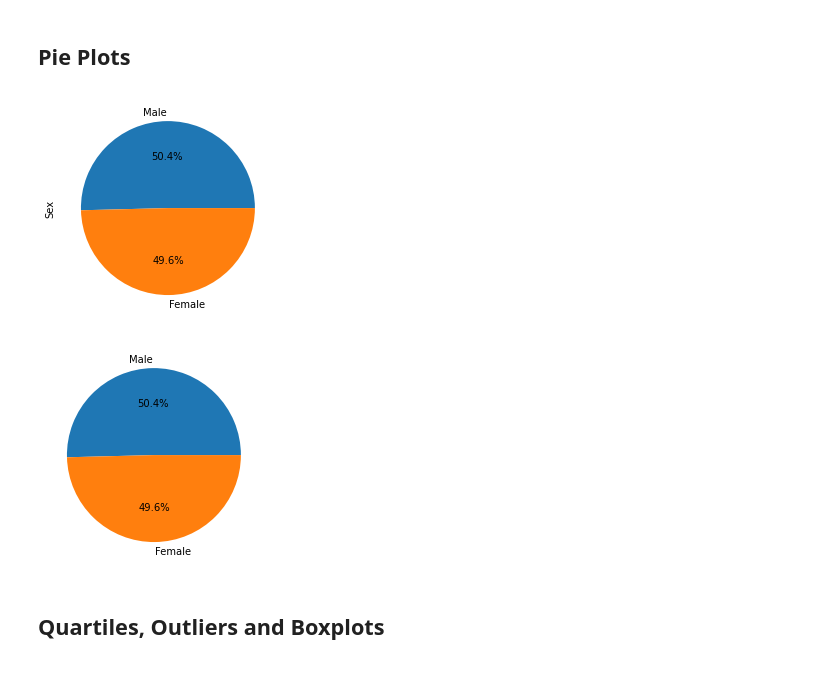
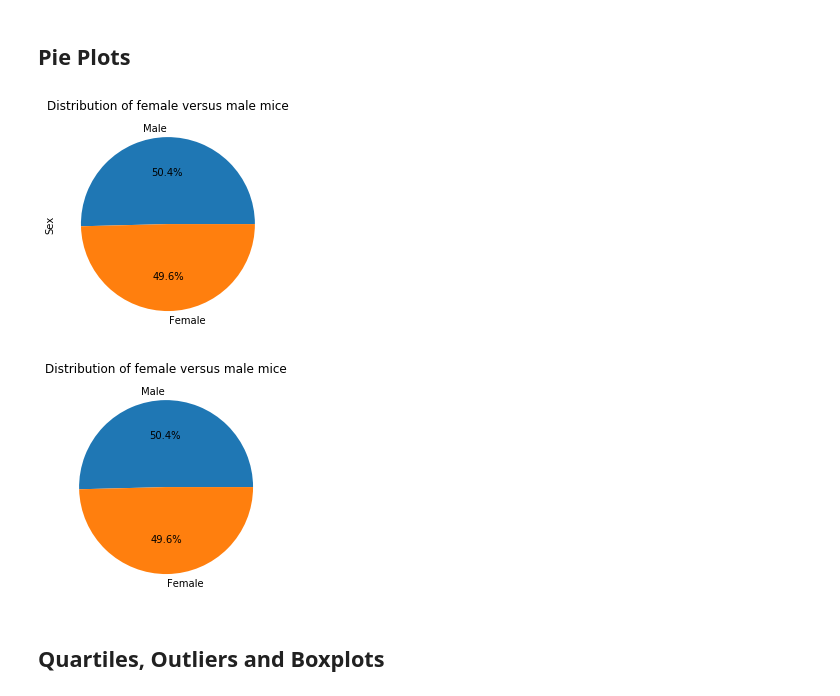
Before and after one commit to kyraha/UMN_HW05_Matplotlib, a Jupyter notebook: pymaceuticals_starter.ipynb, the cells around one changed output. Drawn from its saved outputs; the diff is of its cells as text; code cells hidden in the pictures.

```diff
--- a/pymaceuticals_starter.ipynb
+++ b/pymaceuticals_starter.ipynb
@@ -169,19 +181,23 @@ plt.show()
 ## Pie Plots
 # %%
 # Generate a pie plot showing the distribution of female versus male mice using pandas
-_ = deduped.drop_duplicates(["Mouse ID"])["Sex"].value_counts().plot(kind="pie", autopct="%1.1f%%")
+
+deduped.drop_duplicates(["Mouse ID"])["Sex"].value_counts().plot(
+    kind="pie", autopct="%1.1f%%", title="Distribution of female versus male mice")
+plt.show()
 # %% [output]
-[figure, old version]
+[figure, new version]
 # %%
 # Generate a pie plot showing the distribution of female versus male mice using pyplot
-s1 = deduped.drop_duplicates(["Mouse ID"])["Sex"].value_counts()
 
-_ = plt.pie(
-    s1,
+plt.title("Distribution of female versus male mice")
+plt.pie(
+    deduped.drop_duplicates(["Mouse ID"])["Sex"].value_counts(),
     labels = s1.index,
     autopct = "%1.1f%%")
+plt.show()
 # %% [output]
-[figure, old version]
+[figure, new version]
 # %% [markdown]
 ## Quartiles, Outliers and Boxplots
 # %%
```
Also changed, not shown: parts of 7 cells of this notebook.
